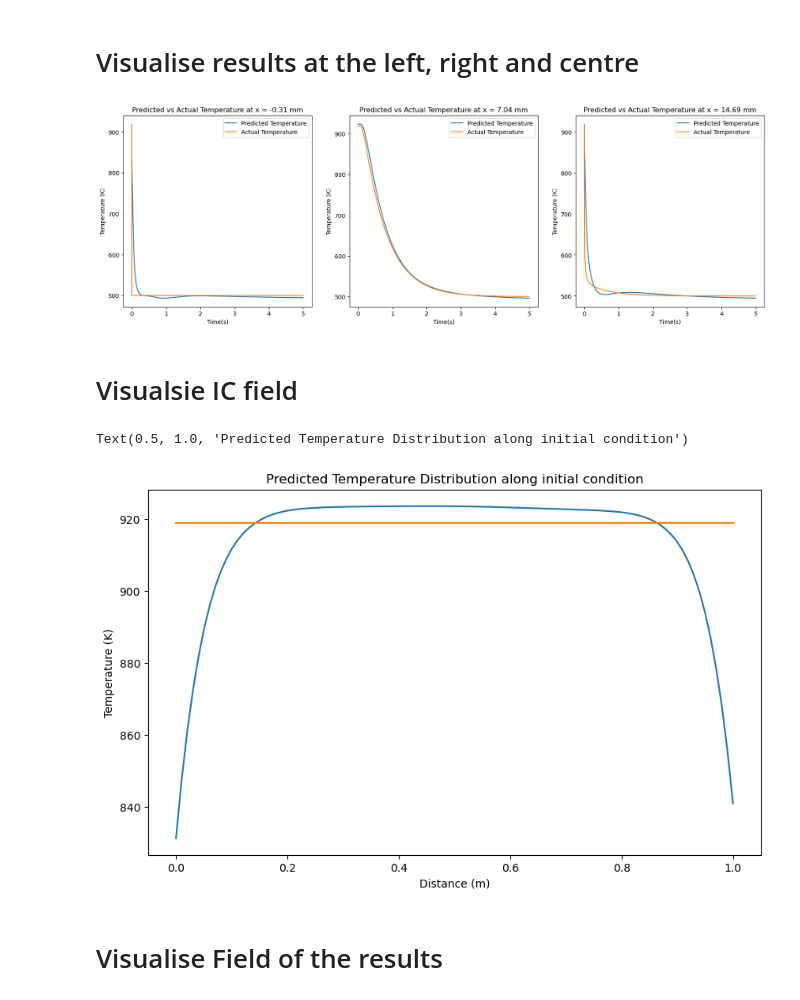
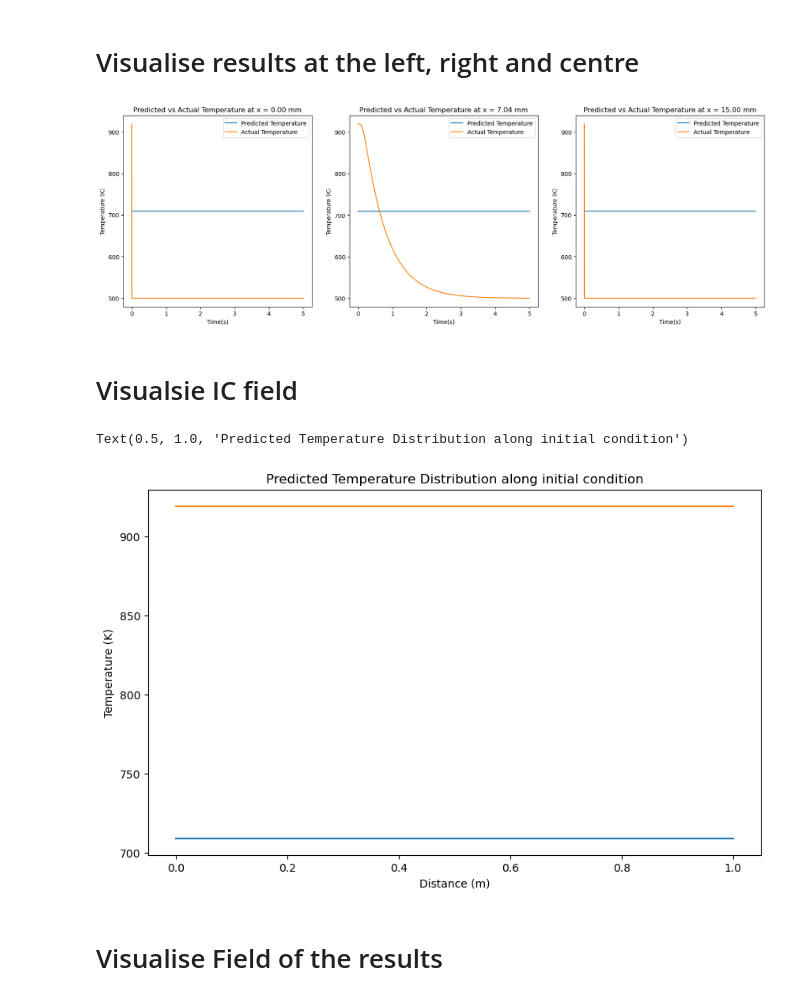
Before and after one commit to radhikrammohan/1D_HT_Pinn, a Jupyter notebook: Data-prep/PINN/Basic_training/spartan/visual.ipynb, the cells around one changed output. Drawn from its saved outputs; the diff is of its cells as text; code cells hidden in the pictures.

```diff
--- a/Data-prep/PINN/Basic_training/spartan/visual.ipynb
+++ b/Data-prep/PINN/Basic_training/spartan/visual.ipynb
@@ -212,7 +212,7 @@ loss_test = test_loss
 # print(f"Test loss loaded on {device}: {type(test_loss)}")
 
 # Load the Trained Model
-model = PINN(2, 20, 1, 5).to(device)
+model = PINN(2, 20, 1, 8).to(device)
 model_location = f"output_files/job_{job_id}/best-model.pth"
 model.load_state_dict(torch.load(model_location, map_location =device,weights_only=False))
 # %% [output]
@@ -273,36 +273,36 @@ def invscaler(temp_nn, temp_init, t_surr):
 temp_nn = invscaler(temp_nn,919.0,500.0) # Inverse transform the predictions
 
 temp_d= temp_data.reshape(num_steps, numpoints) # Reshape the actual temperature data to a 2D array
 temp_nn_t = temp_nn.reshape(num_steps, numpoints) # Reshape the predictions to a 2D array
 
 time_ss= np.linspace(0, time_end, num_steps)
-left , idx, right = 0, 24,49
+left , idx, right = 0, 24,50
 
 fig = plt.figure(figsize=(20, 6))
 ax1,ax2,ax3 = fig.subplots(1,3)
 ax1.plot(time_ss, temp_nn_t[:,left], label='Predicted Temperature')
 ax1.plot(time_ss, temp_d[:,left], label='Actual Temperature')
 ax1.set_xlabel('Time(s)')
 ax1.set_ylabel('Temperature (K)')
-ax1.set_title(f'Predicted vs Actual Temperature at x = {(left-1)*dx*1000:.2f} mm')
+ax1.set_title(f'Predicted vs Actual Temperature at x = {(left)*dx*1000:.2f} mm')
 ax1.legend()
 
 ax2.plot(time_ss, temp_nn_t[:,idx-1], label='Predicted Temperature')
 ax2.plot(time_ss, temp_d[:,idx-1], label='Actual Temperature')
 ax2.set_xlabel('Time(s)')
 ax2.set_ylabel('Temperature (K)')
 ax2.set_title(f'Predicted vs Actual Temperature at x = {(idx-1)*dx*1000:.2f} mm')
 ax2.legend()
 
 ax3.plot(time_ss, temp_nn_t[:,right-1], label='Predicted Temperature')
 ax3.plot(time_ss, temp_d[:,right-1], label='Actual Temperature')
 ax3.set_xlabel('Time(s)')
 ax3.set_ylabel('Temperature (K)')
 ax3.set_title(f'Predicted vs Actual Temperature at x = {(right-1)*dx*1000:.2f} mm')
 ax3.legend()
 plt.show()
 # %% [output]
-[figure, old version]
+[figure, new version]
 # %% [markdown]
 # Visualsie IC field
 # %%
@@ -326,7 +326,7 @@ plt.title('Predicted Temperature Distribution along initial condition')
 #end
 # %% [output]
 Text(0.5, 1.0, 'Predicted Temperature Distribution along initial condition')
-[figure, old version]
+[figure, new version]
 # %% [markdown]
 # Visualise Field of the results
 # %%
```
Also changed, not shown: parts of 5 cells of this notebook.
